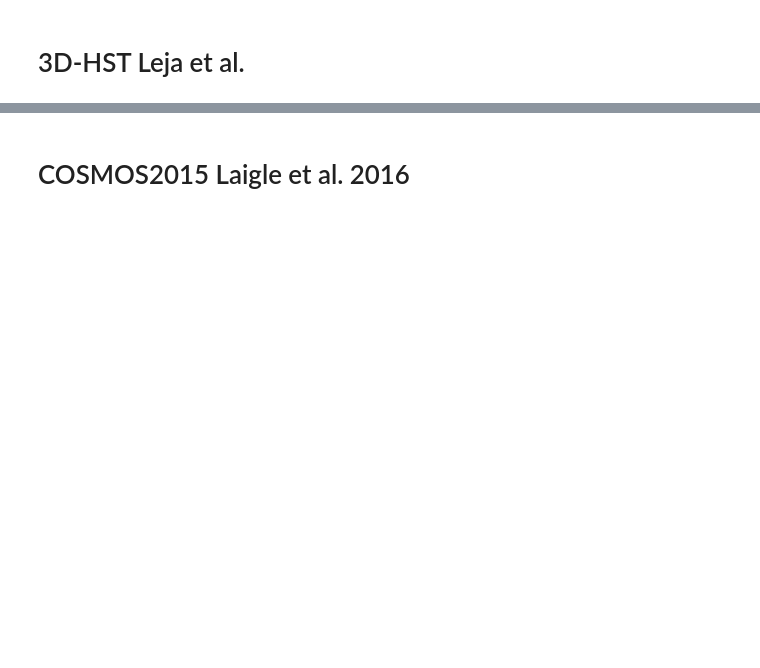
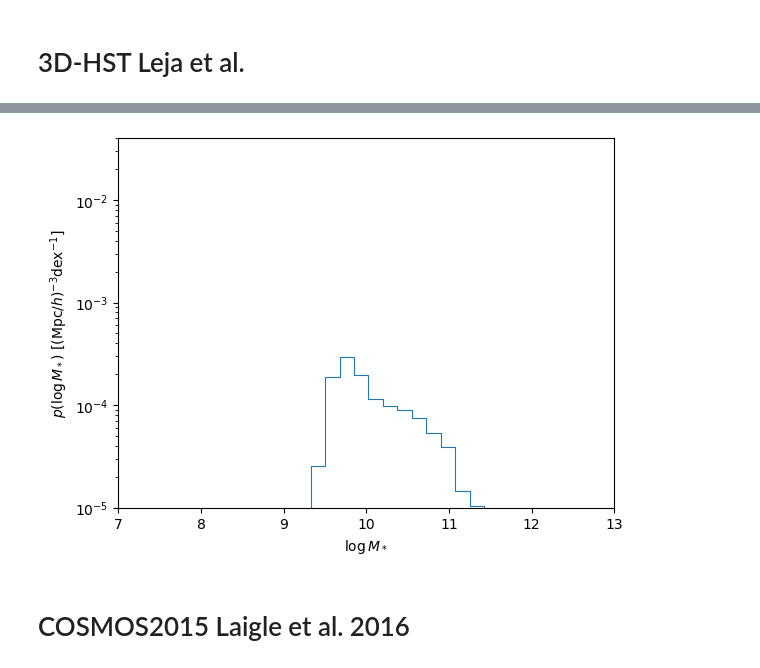
Before and after one commit to fedehope/zSMF, a Jupyter notebook: nb/hst_cat.ipynb, the cells around one changed output, grey strips where cells are left out. Drawn from its saved outputs; the diff is of its cells as text; code cells hidden in the pictures; blank space fills up the shorter version.

```diff
--- a/nb/hst_cat.ipynb
+++ b/nb/hst_cat.ipynb
@@ -45,3 +43,7 @@ ValueError: A value (7.51) in x_new is below the interpolation range's minimum v
+# %%
+PlotterHst.plot_vmax_hist(h, b, h, b)
+# %% [output]
+[figure, added]
 # %%
 hst.get_number_galaxies(bin=True, zmin=0.65, zmax=0.69)
 # %%
```
Also changed, not shown: parts of 2 cells of this notebook, 3 other files.
